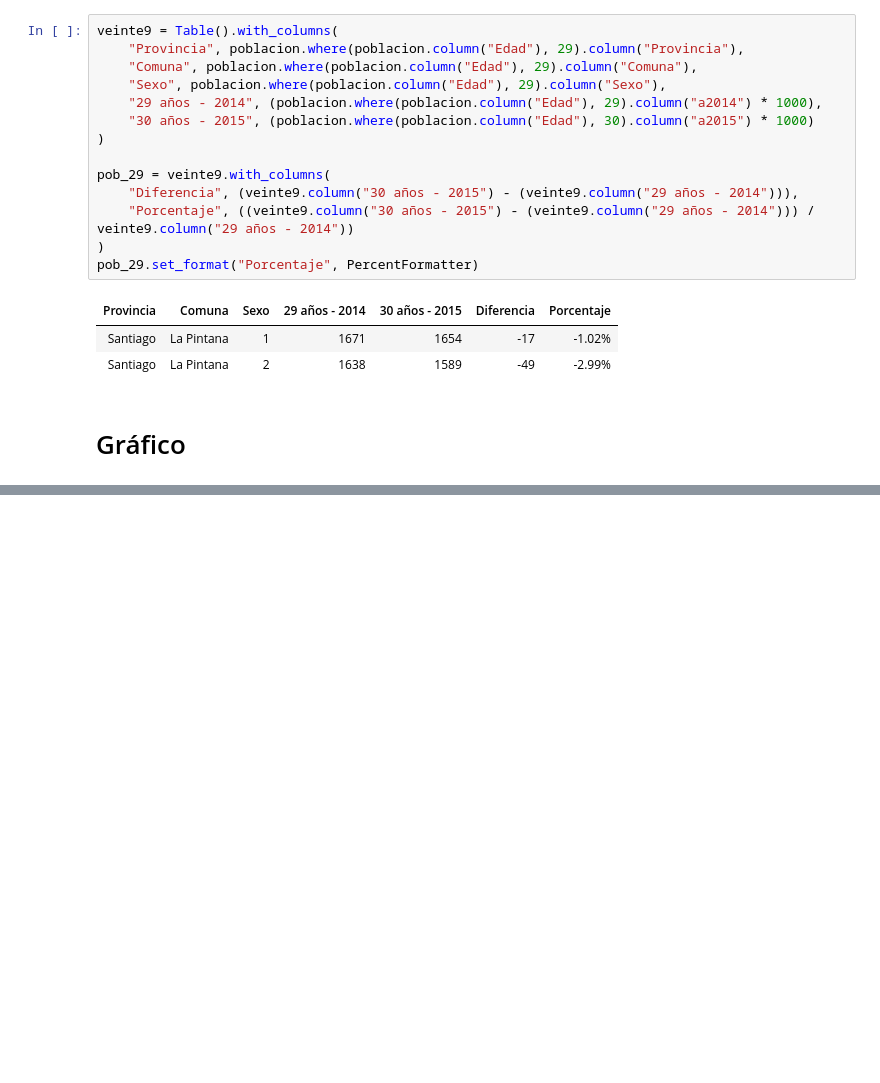
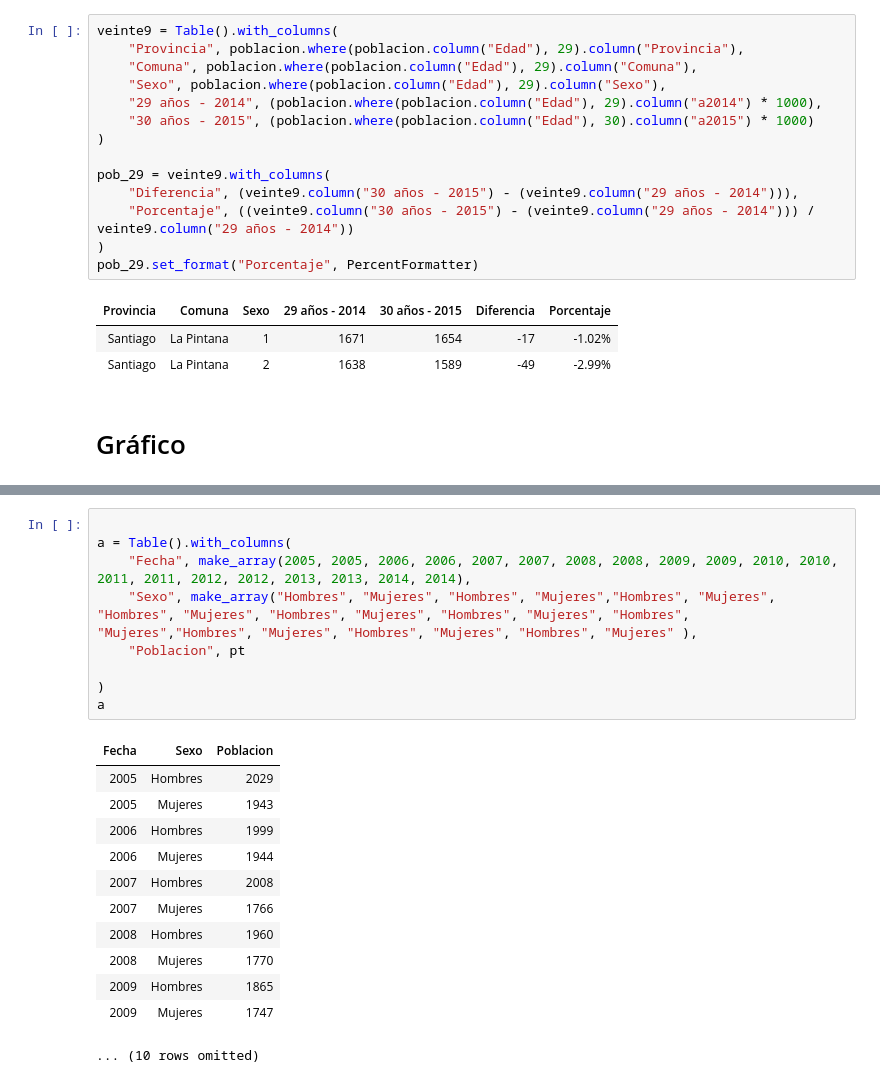
Before and after one commit to rafatorrealba/ConDatos2020, a Jupyter notebook: Dinamica de la Poblacion Extendida.ipynb, the cells around one changed output, grey strips where cells are left out. Cells and saved outputs as stored; diff of their text form; blank space fills up the shorter version.

```diff
--- a/Dinamica de la Poblacion Extendida.ipynb
+++ b/Dinamica de la Poblacion Extendida.ipynb
@@ -255,0 +256,22 @@ total.bar("Sexo")
+# %%
+
+a = Table().with_columns(
+    "Fecha", make_array(2005, 2005, 2006, 2006, 2007, 2007, 2008, 2008, 2009, 2009, 2010, 2010, 2011, 2011, 2012, 2012, 2013, 2013, 2014, 2014),
+    "Sexo", make_array("Hombres", "Mujeres", "Hombres", "Mujeres","Hombres", "Mujeres", "Hombres", "Mujeres", "Hombres", "Mujeres", "Hombres", "Mujeres", "Hombres", "Mujeres","Hombres", "Mujeres", "Hombres", "Mujeres", "Hombres", "Mujeres" ),
+    "Poblacion", pt
+
+)
+a
+# %% [output]
+| Fecha | Sexo | Poblacion |
+| 2005 | Hombres | 2029 |
+| 2005 | Mujeres | 1943 |
+| 2006 | Hombres | 1999 |
+| 2006 | Mujeres | 1944 |
+| 2007 | Hombres | 2008 |
+| 2007 | Mujeres | 1766 |
+| 2008 | Hombres | 1960 |
+| 2008 | Mujeres | 1770 |
+| 2009 | Hombres | 1865 |
+| 2009 | Mujeres | 1747 |
+... (10 rows omitted)
```
Also changed, not shown: parts of 5 cells of this notebook.
